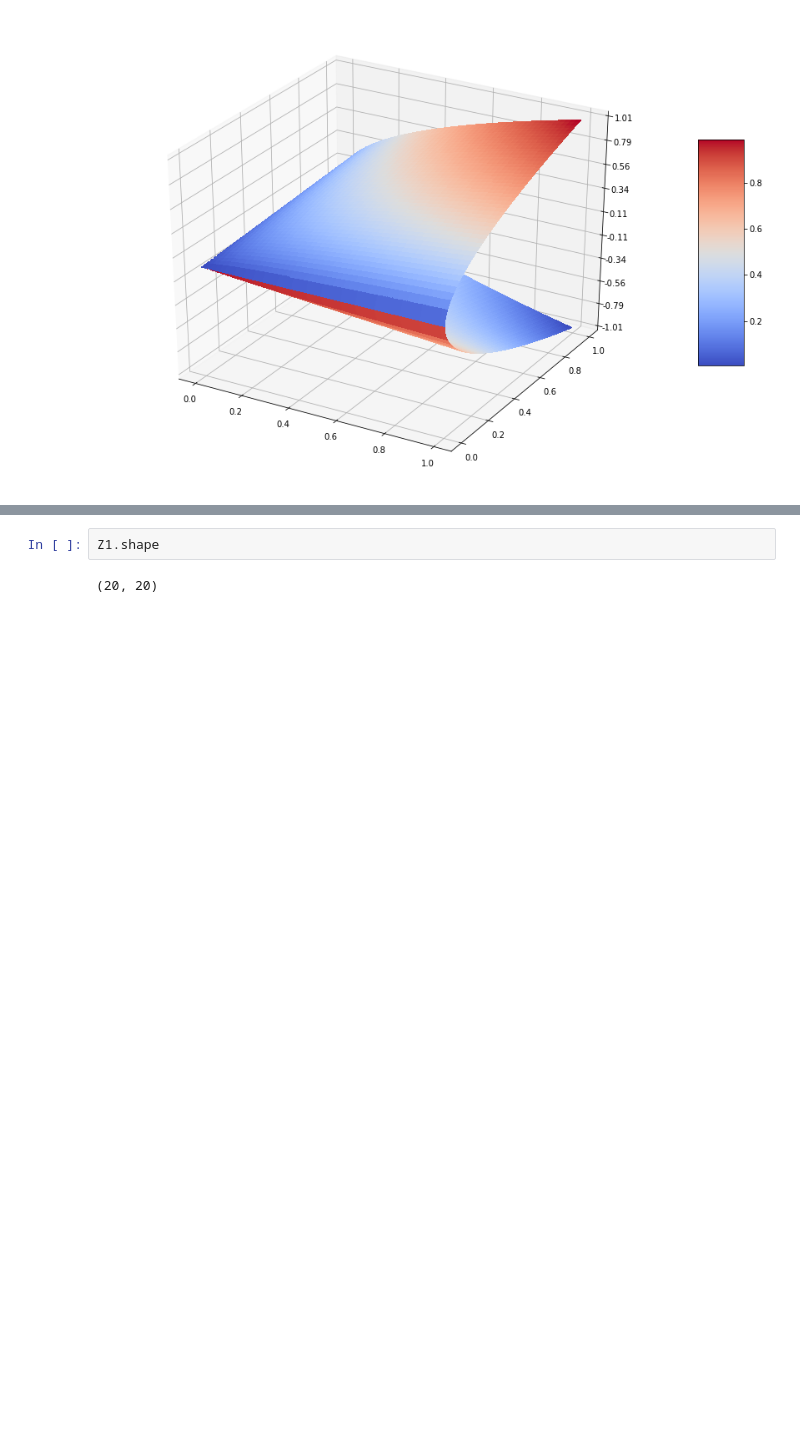
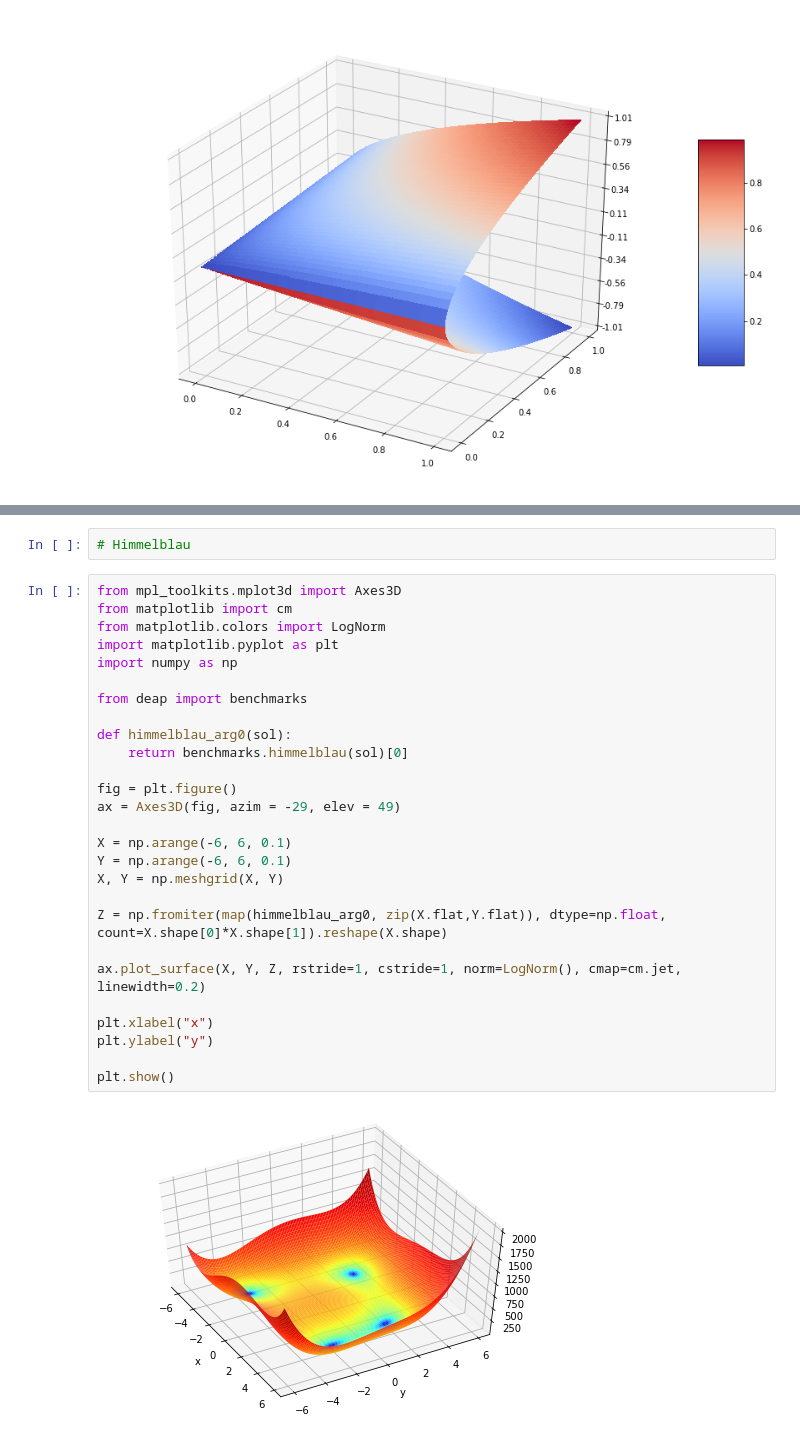
Before and after one commit to fafasonga/simplex, a Jupyter notebook: simplex/simplex.ipynb, the cells around one changed output, grey strips where cells are left out. Cells and saved outputs as stored; diff of their text form; blank space fills up the shorter version.

```diff
--- a/simplex/simplex.ipynb
+++ b/simplex/simplex.ipynb
@@ -200,7 +199,34 @@ fig.colorbar(surf3, shrink=0.5, aspect=5)
 plt.show()
 # %% [output]
 [figure]
-# %%
-Z1.shape
-# %% [output]
-(20, 20)
+# %%
+# Himmelblau
+# %%
+from mpl_toolkits.mplot3d import Axes3D
+from matplotlib import cm
+from matplotlib.colors import LogNorm
+import matplotlib.pyplot as plt
+import numpy as np
+
+from deap import benchmarks
+
+def himmelblau_arg0(sol):
+    return benchmarks.himmelblau(sol)[0]
+
+fig = plt.figure()
+ax = Axes3D(fig, azim = -29, elev = 49)
+
+X = np.arange(-6, 6, 0.1)
+Y = np.arange(-6, 6, 0.1)
+X, Y = np.meshgrid(X, Y)
+
+Z = np.fromiter(map(himmelblau_arg0, zip(X.flat,Y.flat)), dtype=np.float, count=X.shape[0]*X.shape[1]).reshape(X.shape)
+
+ax.plot_surface(X, Y, Z, rstride=1, cstride=1, norm=LogNorm(), cmap=cm.jet, linewidth=0.2)
+
+plt.xlabel("x")
+plt.ylabel("y")
+
+plt.show()
+# %% [output]
+[figure, added]
```
Also changed, not shown: parts of 3 cells of this notebook, 1 other file.
